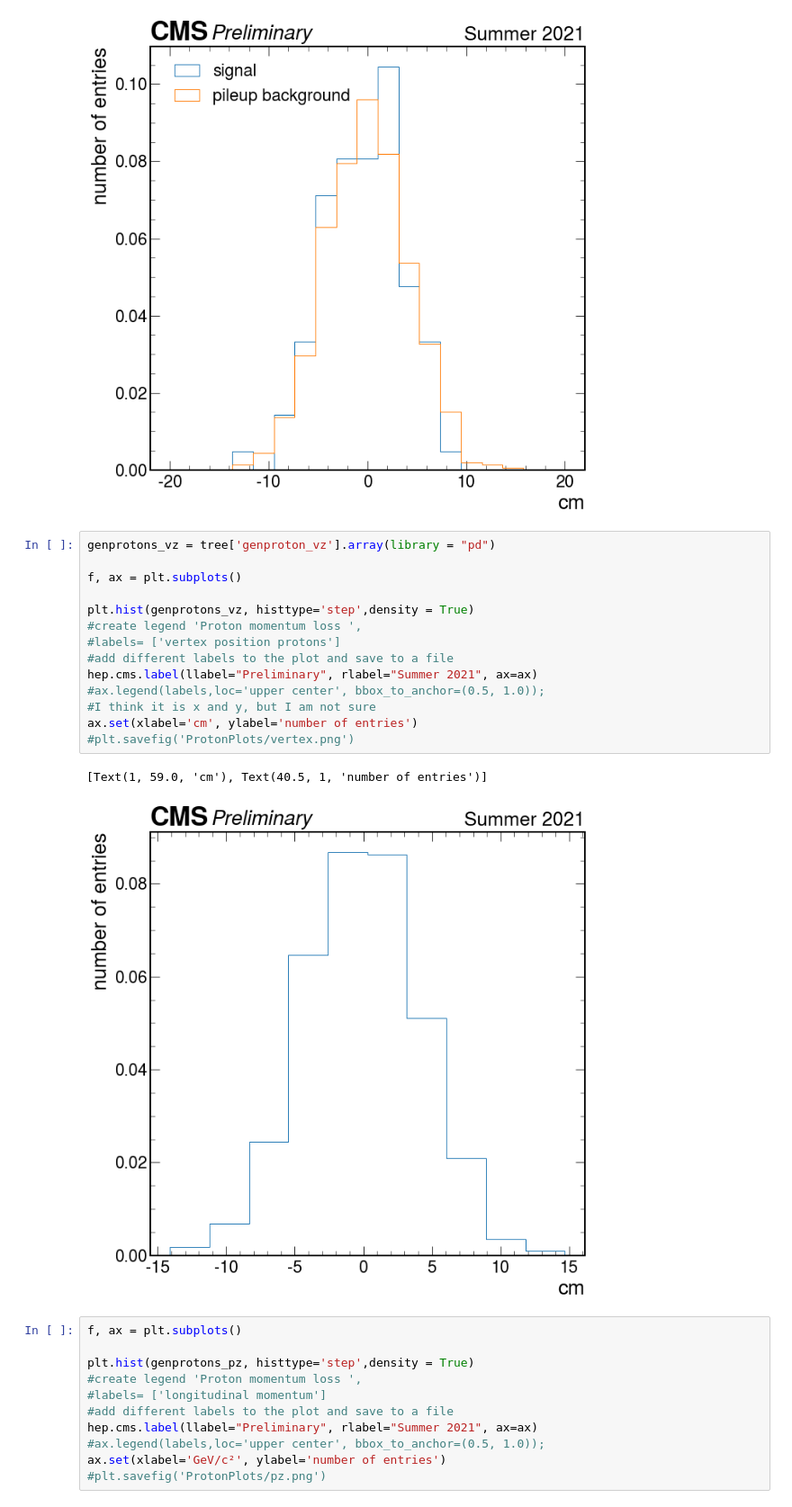
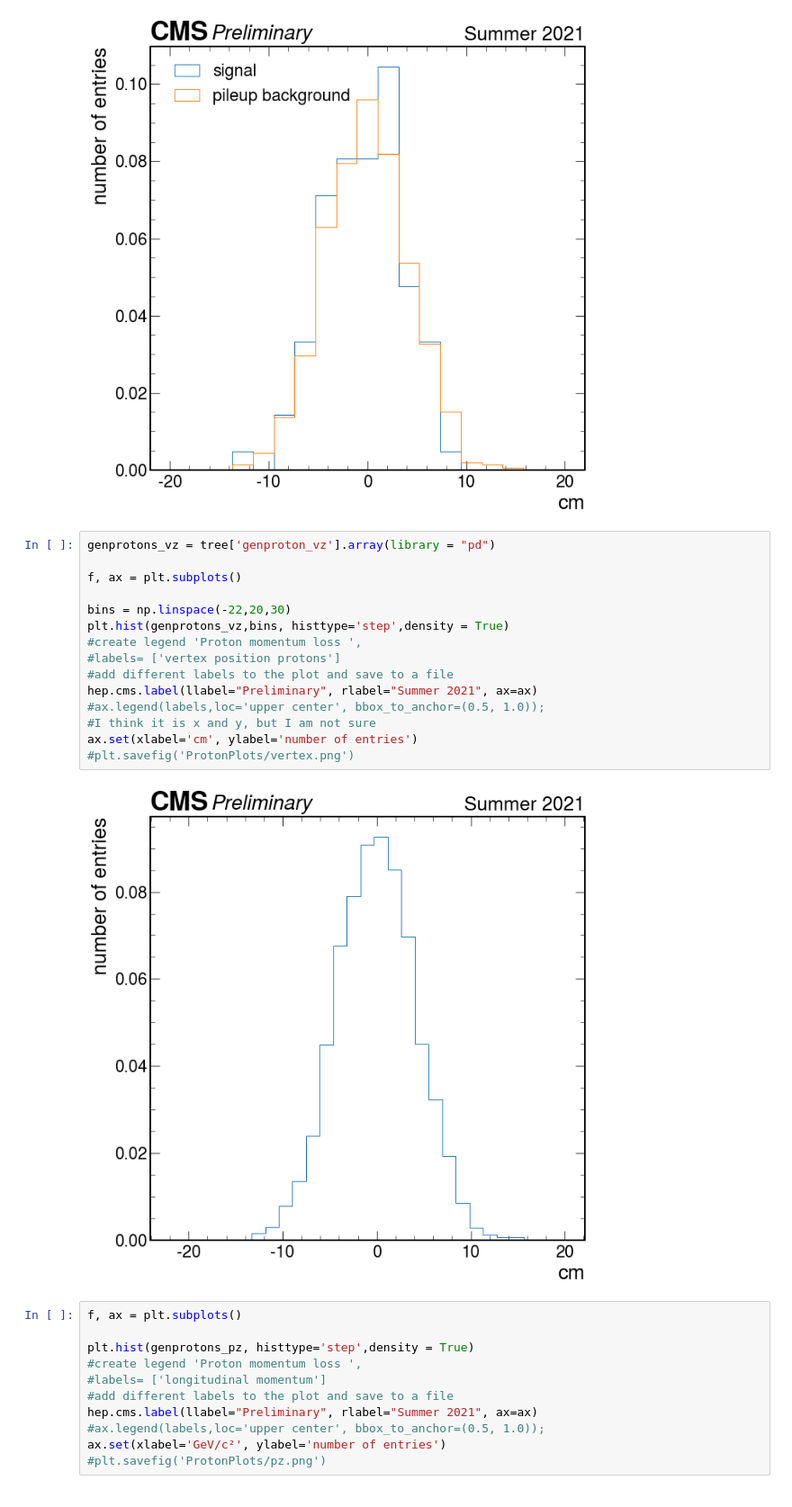
Before and after one commit to jloemker/SWAN, a Jupyter notebook: Exploration-notebook.ipynb, the cells around one changed output. Shown at 90% size. Saved outputs shown, nothing was run; the diff lists cells and outputs as text.

```diff
--- a/Exploration-notebook.ipynb
+++ b/Exploration-notebook.ipynb
@@ -186,20 +202,20 @@ plt.savefig('ProtonPlots/protonvz_combined.png')
 # %%
 genprotons_vz = tree['genproton_vz'].array(library = "pd")
 
 f, ax = plt.subplots()
 
-plt.hist(genprotons_vz, histtype='step',density = True)
+bins = np.linspace(-22,20,30)
+plt.hist(genprotons_vz,bins, histtype='step',density = True)
 #create legend 'Proton momentum loss ',
 #labels= ['vertex position protons']
 #add different labels to the plot and save to a file
 hep.cms.label(llabel="Preliminary", rlabel="Summer 2021", ax=ax)
 #ax.legend(labels,loc='upper center', bbox_to_anchor=(0.5, 1.0));
 #I think it is x and y, but I am not sure
 ax.set(xlabel='cm', ylabel='number of entries')
 #plt.savefig('ProtonPlots/vertex.png')
 # %% [output]
-[Text(1, 59.0, 'cm'), Text(40.5, 1, 'number of entries')]
-[figure, old version]
+[figure, new version]
 # %%
 f, ax = plt.subplots()
 
```
Also changed, not shown: parts of 5 cells of this notebook, 1 other file.
